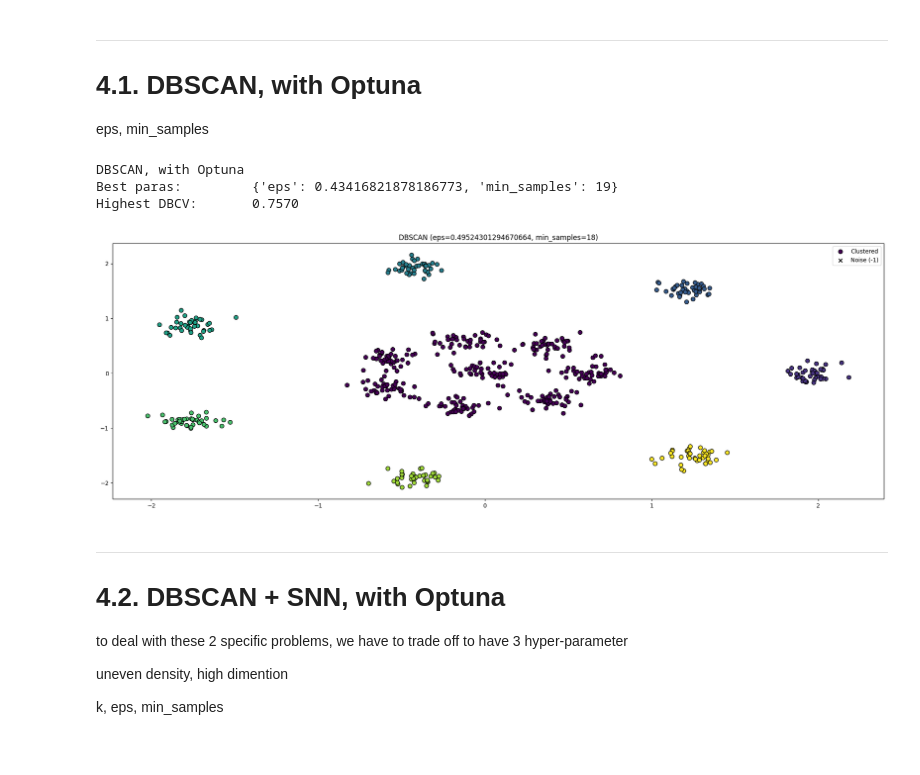
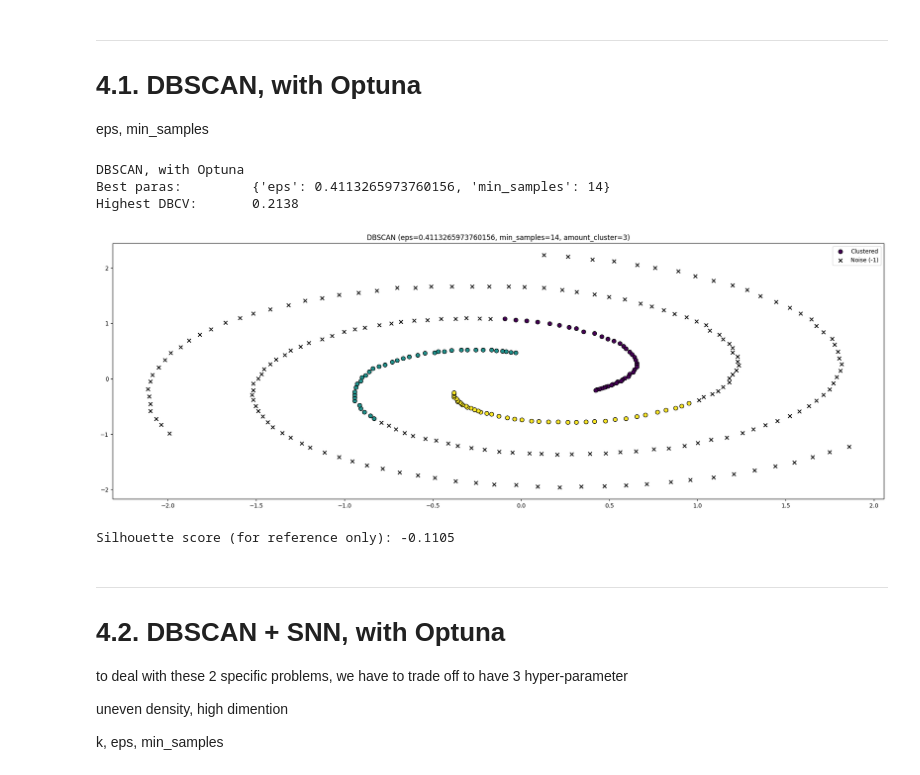
Before and after one commit to RaphaFang/sdu-ds-2026-spring, a Jupyter notebook: 804_data_mining/project_1/DBSCAN.ipynb, the cells around one changed output. Cells and saved outputs as stored; diff of their text form; code cells hidden in the pictures.

```diff
--- a/804_data_mining/project_1/DBSCAN.ipynb
+++ b/804_data_mining/project_1/DBSCAN.ipynb
@@ -58,7 +58,7 @@ def load_data(x):
     X_scaled = scaler.fit_transform(X_d)
 
     return X_scaled, y_true
-X_scaled, y_true = load_data("r15")
+X_scaled, y_true = load_data("spiral")
 # %% [markdown]
 ---
 # 3. fit in DBSCAN, and set ipywidgets for simple dashboard
@@ -107,7 +107,7 @@ def objective(trial):
     labels = dbscan.fit_predict(X_scaled)
 
     # for avoid NaN data, that optuna's error-prevention gives
-    if len(set(labels)) < 2 or (len(set(labels)) == 2 and -1 in labels):
+    if len(set(labels)) < 2 or (len(set(labels)) == 2 and -1 in labels):  # that make sure it's bigger than 2 cluster!!
         return -1.0
 
     try:
@@ -117,42 +117,48 @@ def objective(trial):
         return -1.0
 
 study = optuna.create_study(direction="maximize", sampler=locked_sampler)
-study.optimize(objective, n_trials=50)
+study.optimize(objective, n_trials=5000)
 
 print("DBSCAN, with Optuna")
 print(f"Best paras:         {study.best_params}")
 print(f"Highest DBCV:       {study.best_value:.4f}")
 # %% [output]
 DBSCAN, with Optuna
-Best paras:         {'eps': 0.43416821878186773, 'min_samples': 19}
-Highest DBCV:       0.7570
+Best paras:         {'eps': 0.4113265973760156, 'min_samples': 14}
+Highest DBCV:       0.2138
 # %%
 def labels_and_plot_dbscan(eps, min_samples, X_scaled):
 
     dbscan_snn = DBSCAN(eps=eps, min_samples=min_samples, metric='euclidean')
     labels = dbscan_snn.fit_predict(X_scaled)
+
+    amount_cluster = int(max(labels)) +1
 
     is_noise = (labels == -1)
     is_cluster = (labels != -1)
 
     plt.figure(figsize=(24, 8))
 
     plt.scatter(X_scaled[is_cluster, 0],
                 X_scaled[is_cluster, 1],
                 c=labels[is_cluster], cmap='viridis', s=50, edgecolor='k', label='Clustered')
 
     plt.scatter(X_scaled[is_noise, 0],
                 X_scaled[is_noise, 1],
                 c='black', marker='x', s=40, label='Noise (-1)')
 
-    plt.title(f"DBSCAN (eps={eps}, min_samples={min_samples})")
+    plt.title(f"DBSCAN (eps={eps}, min_samples={min_samples}, amount_cluster={amount_cluster})")
     plt.legend()
     plt.show()
 
     return labels
-dbscan_labels = labels_and_plot_dbscan(0.49524301294670664, 18, X_scaled)
+dbscan_labels = labels_and_plot_dbscan(0.4113265973760156, 14, X_scaled)
+
+sil_score = silhouette_score(X_scaled, dbscan_labels)
+print(f"Silhouette score (for reference only): {sil_score:.4f}")
 # %% [output]
-[figure, old version]
+[figure, new version]
+Silhouette score (for reference only): -0.1105
 # %% [markdown]
 ----
 # 4.2. DBSCAN + SNN, with Optuna
```
Also changed, not shown: parts of 8 cells of this notebook, 2 other files.
